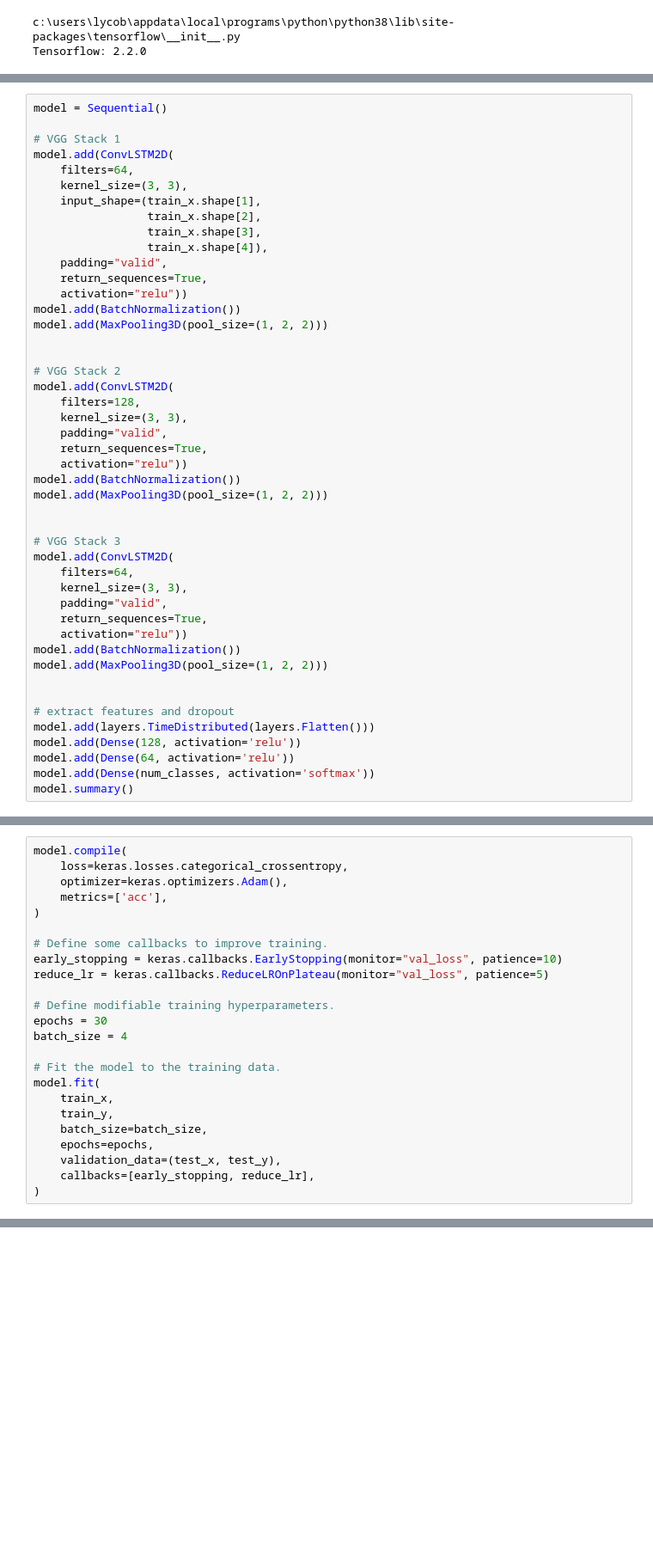
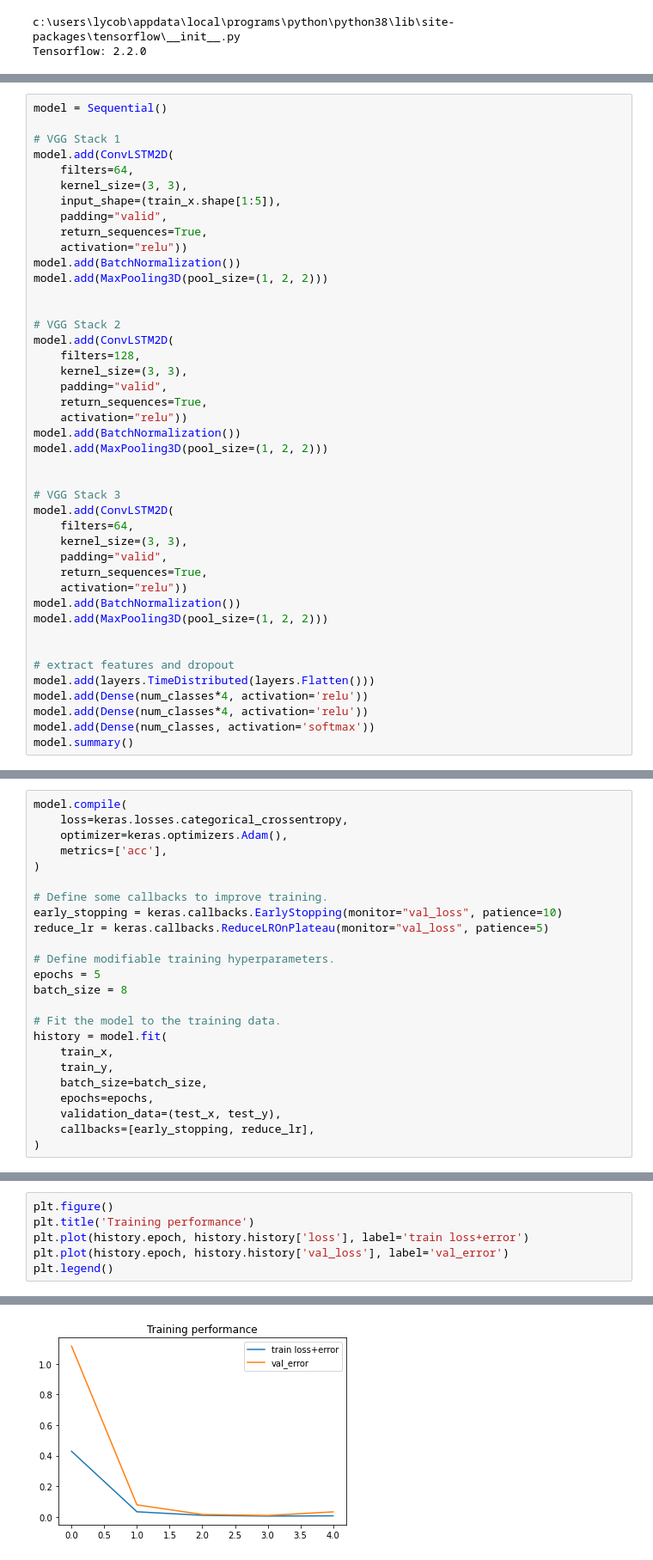
Before and after one commit to SangYoungJung/Special-moves-in-SFII, a Jupyter notebook: movesSF2.ipynb, the cells around one changed output, grey strips where cells are left out. Shown at 86% size. Cells and saved outputs as stored; diff of their text form; blank space fills up the shorter version.

```diff
--- a/movesSF2.ipynb
+++ b/movesSF2.ipynb
@@ -99,10 +102,7 @@ model = Sequential()
 model.add(ConvLSTM2D(
     filters=64,
     kernel_size=(3, 3),
-    input_shape=(train_x.shape[1],
-                 train_x.shape[2],
-                 train_x.shape[3],
-                 train_x.shape[4]),
+    input_shape=(train_x.shape[1:5]),
     padding="valid",
     return_sequences=True,
     activation="relu"))
@@ -134,8 +134,8 @@ model.add(MaxPooling3D(pool_size=(1, 2, 2)))
 
 # extract features and dropout
 model.add(layers.TimeDistributed(layers.Flatten()))
-model.add(Dense(128, activation='relu'))
-model.add(Dense(64, activation='relu'))
+model.add(Dense(num_classes*4, activation='relu'))
+model.add(Dense(num_classes*4, activation='relu'))
 model.add(Dense(num_classes, activation='softmax'))
 model.summary()
 # %% [output]
@@ -176,11 +179,11 @@ early_stopping = keras.callbacks.EarlyStopping(monitor="val_loss", patience=10)
 reduce_lr = keras.callbacks.ReduceLROnPlateau(monitor="val_loss", patience=5)
 
 # Define modifiable training hyperparameters.
-epochs = 30
-batch_size = 4
+epochs = 5
+batch_size = 8
 
 # Fit the model to the training data.
-model.fit(
+history = model.fit(
     train_x,
     train_y,
     batch_size=batch_size,
@@ -209,0 +208,7 @@ Epoch 30/30
+# %%
+plt.figure()
+plt.title('Training performance')
+plt.plot(history.epoch, history.history['loss'], label='train loss+error')
+plt.plot(history.epoch, history.history['val_loss'], label='val_error')
+plt.legend()
+# %% [output]
@@ -209,0 +216 @@ Epoch 30/30
+[figure, added]
```
Also changed, not shown: parts of 20 cells of this notebook, 1 other file.
